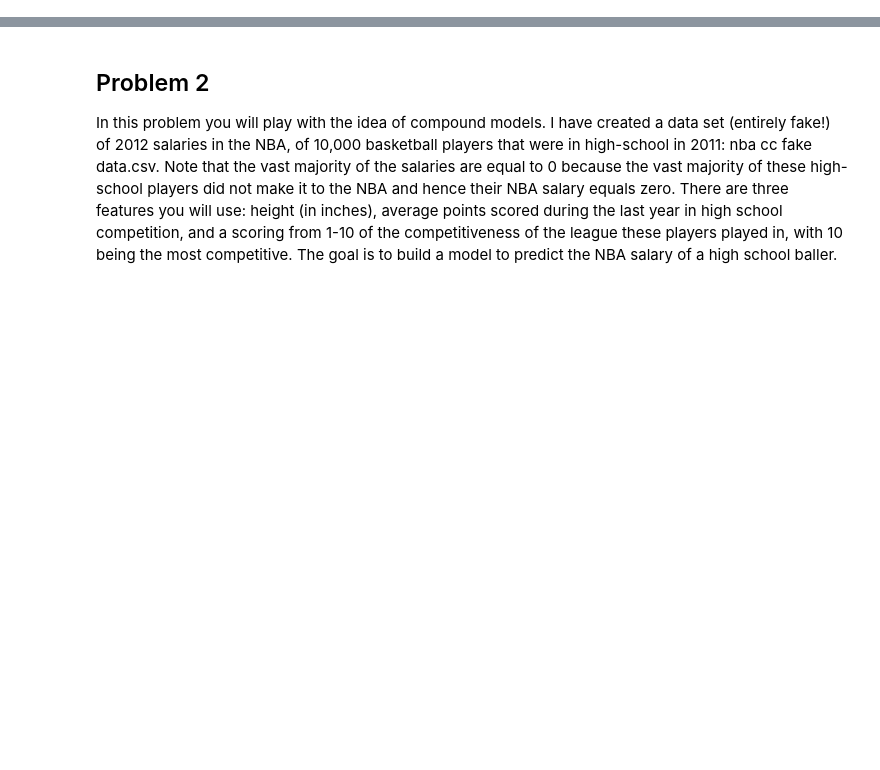
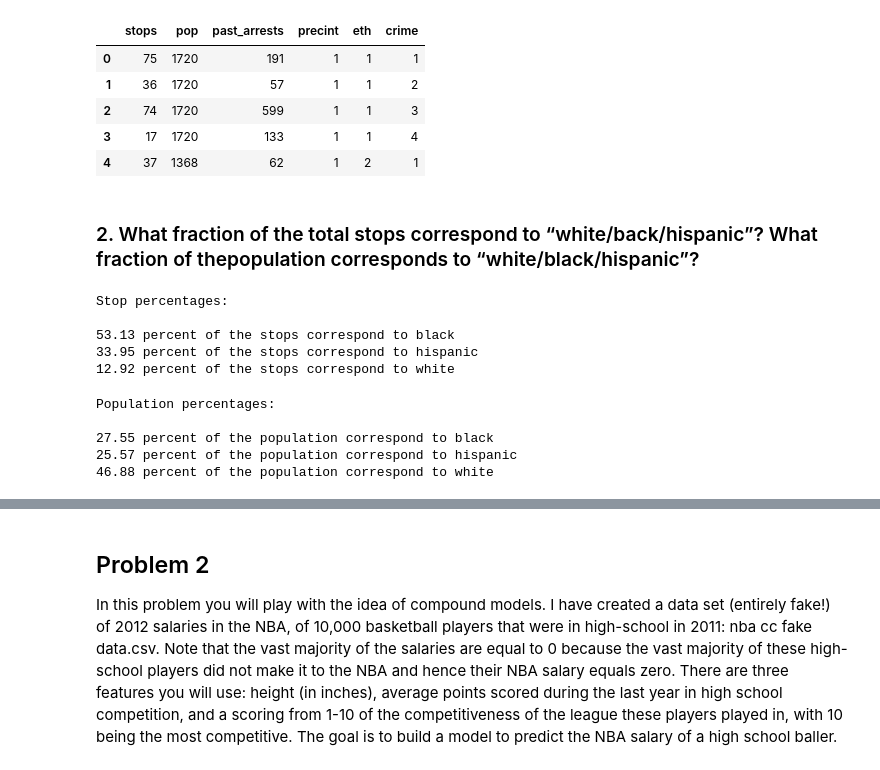
Before and after one commit to mxviteri/bds_hm1, a Jupyter notebook: hw5/HW5.ipynb, the cells around one changed output, grey strips where cells are left out. Cells and saved outputs as stored; diff of their text form; code cells hidden in the pictures; blank space fills up the shorter version.

```diff
--- a/hw5/HW5.ipynb
+++ b/hw5/HW5.ipynb
@@ -0,0 +25,47 @@
+# %%
+df = pd.read_csv('NYC_stop_and_frisk.dat', skiprows=6, sep=' ')
+df.columns = ['stops', 'pop', 'past_arrests', 'precint', 'eth', 'crime']
+df.head()
+# %% [output]
+|  | stops | pop | past_arrests | precint | eth | crime |
+| 0 | 75 | 1720 | 191 | 1 | 1 | 1 |
+| 1 | 36 | 1720 | 57 | 1 | 1 | 2 |
+| 2 | 74 | 1720 | 599 | 1 | 1 | 3 |
+| 3 | 17 | 1720 | 133 | 1 | 1 | 4 |
+| 4 | 37 | 1368 | 62 | 1 | 2 | 1 |
+# %% [markdown]
+### 2\. What fraction of the total stops correspond to “white/back/hispanic”? What fraction of thepopulation corresponds to “white/black/hispanic”?
+# %%
+print('Stop percentages:\n')
+
+eth = {
+    1: 'black',
+    2: 'hispanic',
+    3: 'white'
+}
+
+totalStops = df.stops.sum()
+
+for k, v in eth.items():
+    perc = round((df[df.eth == k].stops.sum() / totalStops) * 100, 2)
+    print('{} percent of the stops correspond to {}'.format(perc, v))
+# %% [output]
+Stop percentages:
+
+53.13 percent of the stops correspond to black
+33.95 percent of the stops correspond to hispanic
+12.92 percent of the stops correspond to white
+# %%
+print('Population percentages:\n')
+
+totalPop = df['pop'].sum()
+
+for k, v in eth.items():
+    perc = round((df[df.eth == k]['pop'].sum() / totalPop) * 100, 2)
+    print('{} percent of the population correspond to {}'.format(perc, v))
+# %% [output]
+Population percentages:
+
+27.55 percent of the population correspond to black
+25.57 percent of the population correspond to hispanic
+46.88 percent of the population correspond to white
```
Also changed, not shown: parts of 12 cells of this notebook, 1 other file.
